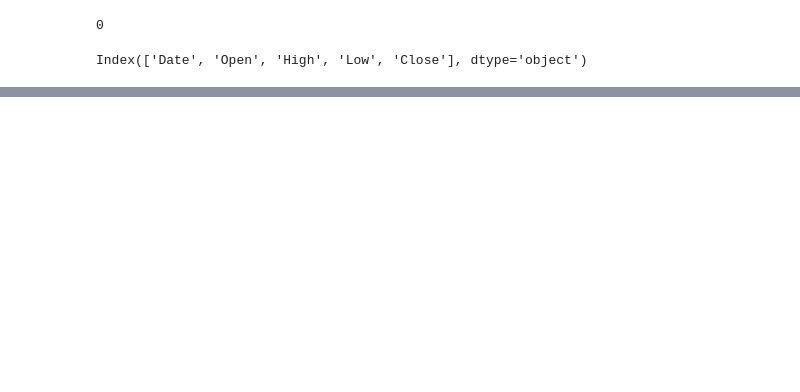
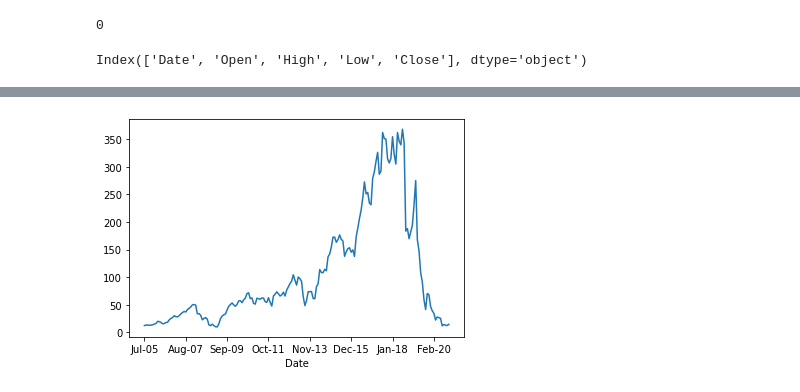
Before and after one commit to Sanjay9294/YES-Bank, a Jupyter notebook: capstone_project_(Yes_Bank).ipynb, the cells around one changed output, grey strips where cells are left out. Drawn from its saved outputs; the diff is of its cells as text; code cells hidden in the pictures; blank space fills up the shorter version.

```diff
--- a/capstone_project_(Yes_Bank).ipynb
+++ b/capstone_project_(Yes_Bank).ipynb
@@ -89,0 +99,4 @@ Index(['Date', 'Open', 'High', 'Low', 'Close'], dtype='object')
+# %%
+line= stock_price['Close'].plot.line()
+# %% [output]
+[figure, added]
```
Also changed, not shown: parts of 13 cells of this notebook.
